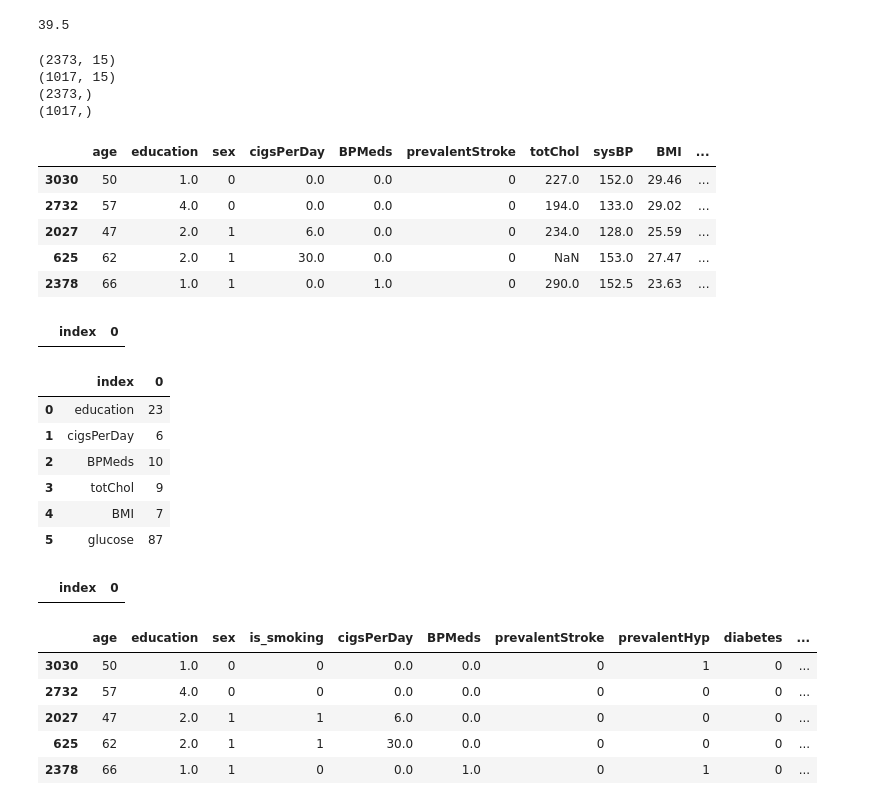
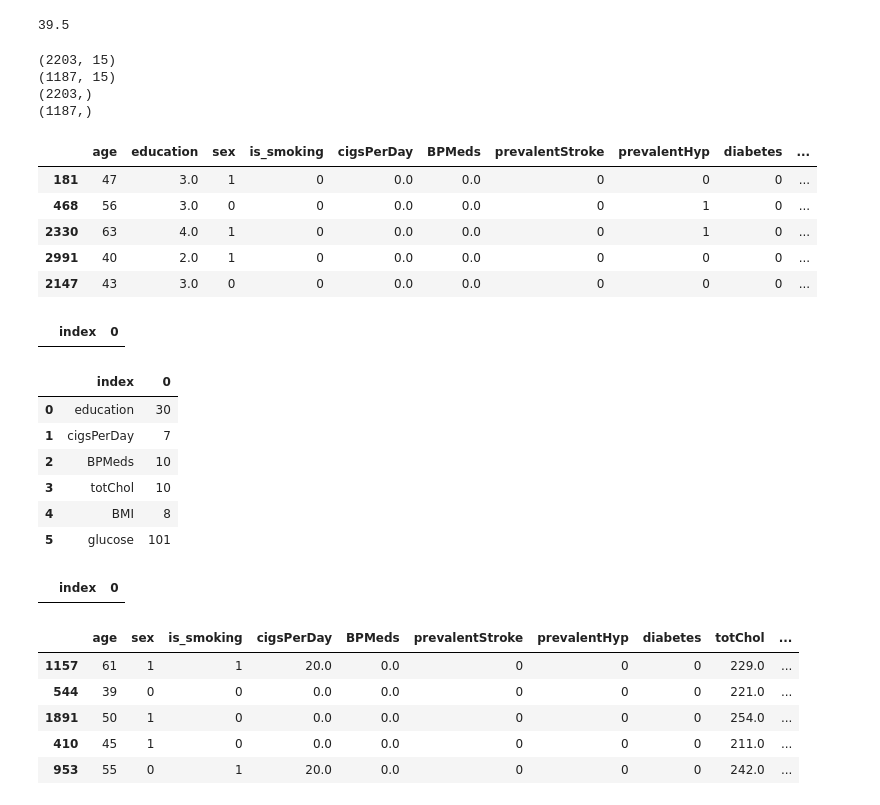
Before and after one commit to Abhi-nav0506/Coronary-Heart-Disease-Prediction, a Jupyter notebook: Cardio_Vascular_Risk_Prediction.ipynb, the cells around one changed output. Cells and saved outputs as stored; diff of their text form; code cells hidden in the pictures.

```diff
--- a/Cardio_Vascular_Risk_Prediction.ipynb
+++ b/Cardio_Vascular_Risk_Prediction.ipynb
@@ -491,25 +491,25 @@ X = cardio_risk_df1.drop('TenYearCHD',axis=1).copy()
 Y = cardio_risk_df1['TenYearCHD'].copy()
 # %%
 from sklearn.model_selection import train_test_split
-x_train, x_test, y_train, y_test = train_test_split( X,Y , test_size = 0.30,shuffle = True ,random_state = 3, stratify = Y)
+x_train, x_test, y_train, y_test = train_test_split( X,Y , test_size = 0.35,shuffle = True ,random_state = 3, stratify = Y)
 print(x_train.shape)
 print(x_test.shape)
 print(y_train.shape)
 print(y_test.shape)
 # %% [output]
-(2373, 15)
-(1017, 15)
-(2373,)
-(1017,)
+(2203, 15)
+(1187, 15)
+(2203,)
+(1187,)
 # %%
 x_train.head()
 # %% [output]
-|  | age | education | sex | cigsPerDay | BPMeds | prevalentStroke | totChol | sysBP | BMI | ... |
-| 3030 | 50 | 1.0 | 0 | 0.0 | 0.0 | 0 | 227.0 | 152.0 | 29.46 | ... |
-| 2732 | 57 | 4.0 | 0 | 0.0 | 0.0 | 0 | 194.0 | 133.0 | 29.02 | ... |
-| 2027 | 47 | 2.0 | 1 | 6.0 | 0.0 | 0 | 234.0 | 128.0 | 25.59 | ... |
-| 625 | 62 | 2.0 | 1 | 30.0 | 0.0 | 0 | NaN | 153.0 | 27.47 | ... |
-| 2378 | 66 | 1.0 | 1 | 0.0 | 1.0 | 0 | 290.0 | 152.5 | 23.63 | ... |
+|  | age | education | sex | is_smoking | cigsPerDay | BPMeds | prevalentStroke | prevalentHyp | diabetes | ... |
+| 181 | 47 | 3.0 | 1 | 0 | 0.0 | 0.0 | 0 | 0 | 0 | ... |
+| 468 | 56 | 3.0 | 0 | 0 | 0.0 | 0.0 | 0 | 1 | 0 | ... |
+| 2330 | 63 | 4.0 | 1 | 0 | 0.0 | 0.0 | 0 | 1 | 0 | ... |
+| 2991 | 40 | 2.0 | 1 | 0 | 0.0 | 0.0 | 0 | 0 | 0 | ... |
+| 2147 | 43 | 3.0 | 0 | 0 | 0.0 | 0.0 | 0 | 0 | 0 | ... |
 # %%
 x_train = pd.concat([x_train,y_train], join='outer',axis=1)
 x_test = pd.concat([x_test,y_test], join='outer',axis=1)
@@ -562,12 +562,12 @@ null_value_features = null_value_features[null_value_features[0] != 0].reset_ind
 null_value_features
 # %% [output]
 |  | index | 0 |
-| 0 | education | 23 |
-| 1 | cigsPerDay | 6 |
+| 0 | education | 30 |
+| 1 | cigsPerDay | 7 |
 | 2 | BPMeds | 10 |
-| 3 | totChol | 9 |
-| 4 | BMI | 7 |
-| 5 | glucose | 87 |
+| 3 | totChol | 10 |
+| 4 | BMI | 8 |
+| 5 | glucose | 101 |
 # %%
 # TEST SET INPUTATION USING TRAIN SET DATA
 
@@ -611,18 +611,29 @@ null_value_features = null_value_features[null_value_features[0] != 0].reset_ind
 null_value_features
 # %% [output]
 |  | index | 0 |
+# %%
+x_train_non_tree = x_train.copy()
+x_test_non_tree = x_test.copy()
 # %%
 # dropping diastolic blood pressure as it is highly correlated with systolic blood pressure
 
-x_train = x_train.drop(['diaBP','TenYearCHD'],axis=1)
-x_test = x_test.drop(['diaBP','TenYearCHD'],axis=1)
+x_train_non_tree = x_train_non_tree.drop(['diaBP','TenYearCHD'],axis=1)
+x_test_non_tree = x_test_non_tree.drop(['diaBP','TenYearCHD'],axis=1)
+# %%
+# getting one hot encodings
+
+x_train_non_tree = pd.get_dummies(x_train_non_tree, columns=["education"],
+                            prefix=["education"])
+
+x_test_non_tree = pd.get_dummies(x_test_non_tree, columns=["education"],
+                            prefix=["education"])
 # %%
-x_train.head()
+x_test_non_tree.head()
 # %% [output]
-|  | age | education | sex | is_smoking | cigsPerDay | BPMeds | prevalentStroke | prevalentHyp | diabetes | ... |
-| 3030 | 50 | 1.0 | 0 | 0 | 0.0 | 0.0 | 0 | 1 | 0 | ... |
-| 2732 | 57 | 4.0 | 0 | 0 | 0.0 | 0.0 | 0 | 0 | 0 | ... |
-| 2027 | 47 | 2.0 | 1 | 1 | 6.0 | 0.0 | 0 | 0 | 0 | ... |
-| 625 | 62 | 2.0 | 1 | 1 | 30.0 | 0.0 | 0 | 0 | 0 | ... |
-| 2378 | 66 | 1.0 | 1 | 0 | 0.0 | 1.0 | 0 | 1 | 0 | ... |
+|  | age | sex | is_smoking | cigsPerDay | BPMeds | prevalentStroke | prevalentHyp | diabetes | totChol | ... |
+| 1157 | 61 | 1 | 1 | 20.0 | 0.0 | 0 | 0 | 0 | 229.0 | ... |
+| 544 | 39 | 0 | 0 | 0.0 | 0.0 | 0 | 0 | 0 | 221.0 | ... |
+| 1891 | 50 | 1 | 0 | 0.0 | 0.0 | 0 | 0 | 0 | 254.0 | ... |
+| 410 | 45 | 1 | 0 | 0.0 | 0.0 | 0 | 0 | 0 | 211.0 | ... |
+| 953 | 55 | 0 | 1 | 20.0 | 0.0 | 0 | 0 | 0 | 242.0 | ... |
 # %%
```
Also changed, not shown: parts of 40 cells of this notebook.
